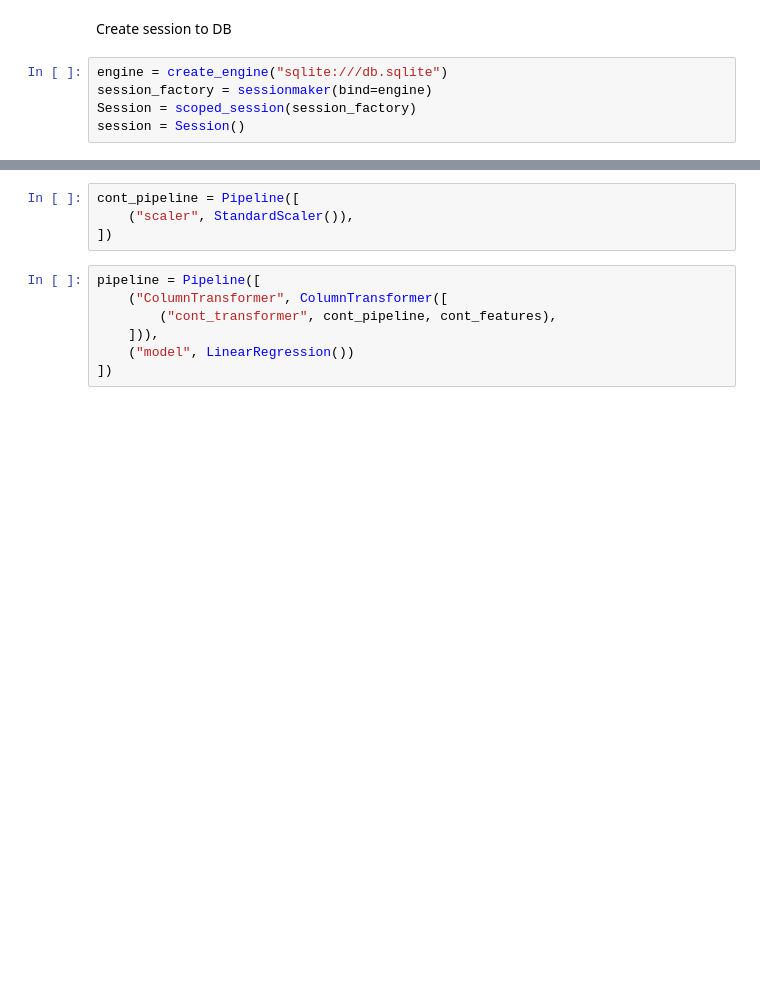
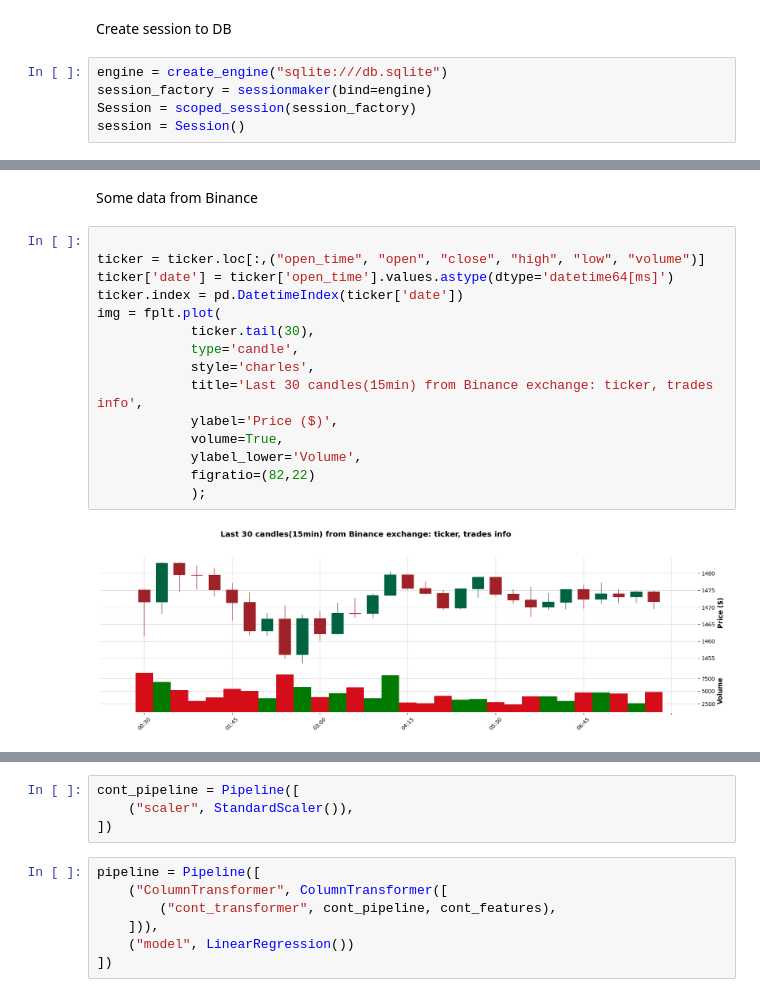
Before and after one commit to mariusvi/ai-tg-bot, a Jupyter notebook: notebooks/modelling.ipynb, the cells around one changed output, grey strips where cells are left out. Cells and saved outputs as stored; diff of their text form; blank space fills up the shorter version.

```diff
--- a/notebooks/modelling.ipynb
+++ b/notebooks/modelling.ipynb
@@ -208,0 +176,19 @@ memory usage: 19.4 KB
+# %% [markdown]
+Some data from Binance
+# %%
+
+ticker = ticker.loc[:,("open_time", "open", "close", "high", "low", "volume")]
+ticker['date'] = ticker['open_time'].values.astype(dtype='datetime64[ms]')
+ticker.index = pd.DatetimeIndex(ticker['date'])
+img = fplt.plot(
+            ticker.tail(30),
+            type='candle',
+            style='charles',
+            title='Last 30 candles(15min) from Binance exchange: ticker, trades info',
+            ylabel='Price ($)',
+            volume=True,
+            ylabel_lower='Volume',
+            figratio=(82,22)
+            );
+# %% [output]
+[figure, added]
```
Also changed, not shown: parts of 35 cells of this notebook.
